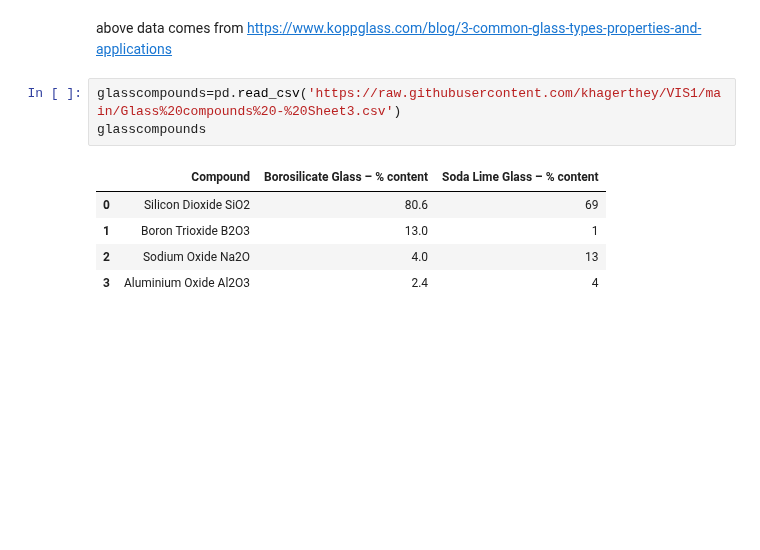
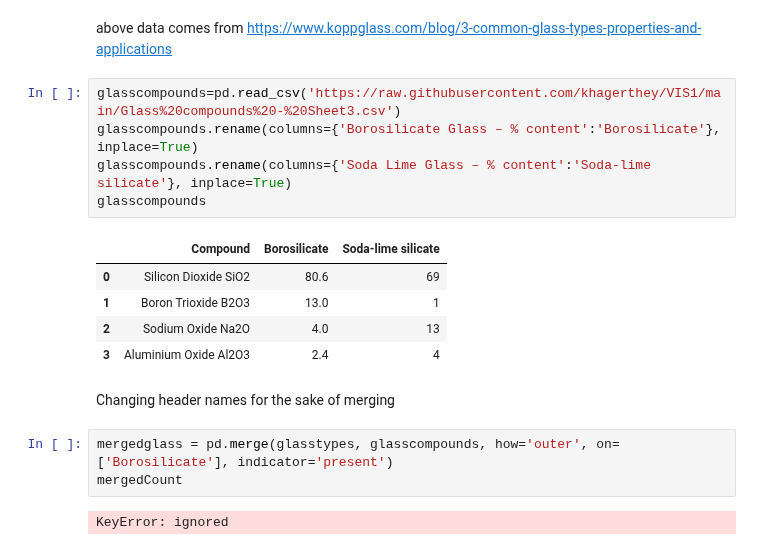
Before and after one commit to khagerthey/VIS1, a Jupyter notebook: Glass_vs_Plastic_Merge.ipynb, the cells around one changed output. Saved outputs shown, nothing was run; the diff lists cells and outputs as text; blank space fills up the shorter version.

Commit message:
header

```diff
--- a/Glass_vs_Plastic_Merge.ipynb
+++ b/Glass_vs_Plastic_Merge.ipynb
@@ -369,10 +369,19 @@ glasstypes
 above data comes from https://www.koppglass.com/blog/3-common-glass-types-properties-and-applications
 # %%
 glasscompounds=pd.read_csv('https://raw.githubusercontent.com/khagerthey/VIS1/main/Glass%20compounds%20-%20Sheet3.csv')
+glasscompounds.rename(columns={'Borosilicate Glass – % content':'Borosilicate'}, inplace=True)
+glasscompounds.rename(columns={'Soda Lime Glass – % content':'Soda-lime silicate'}, inplace=True)
 glasscompounds
 # %% [output]
-|  | Compound | Borosilicate Glass – % content | Soda Lime Glass – % content |
+|  | Compound | Borosilicate | Soda-lime silicate |
 | 0 | Silicon Dioxide SiO2 | 80.6 | 69 |
 | 1 | Boron Trioxide B2O3 | 13.0 | 1 |
 | 2 | Sodium Oxide Na2O | 4.0 | 13 |
 | 3 | Aluminium Oxide Al2O3 | 2.4 | 4 |
+# %% [markdown]
+Changing header names for the sake of merging
+# %%
+mergedglass = pd.merge(glasstypes, glasscompounds, how='outer', on=['Borosilicate'], indicator='present')
+mergedCount
+# %% [output]
+KeyError: ignored
```
